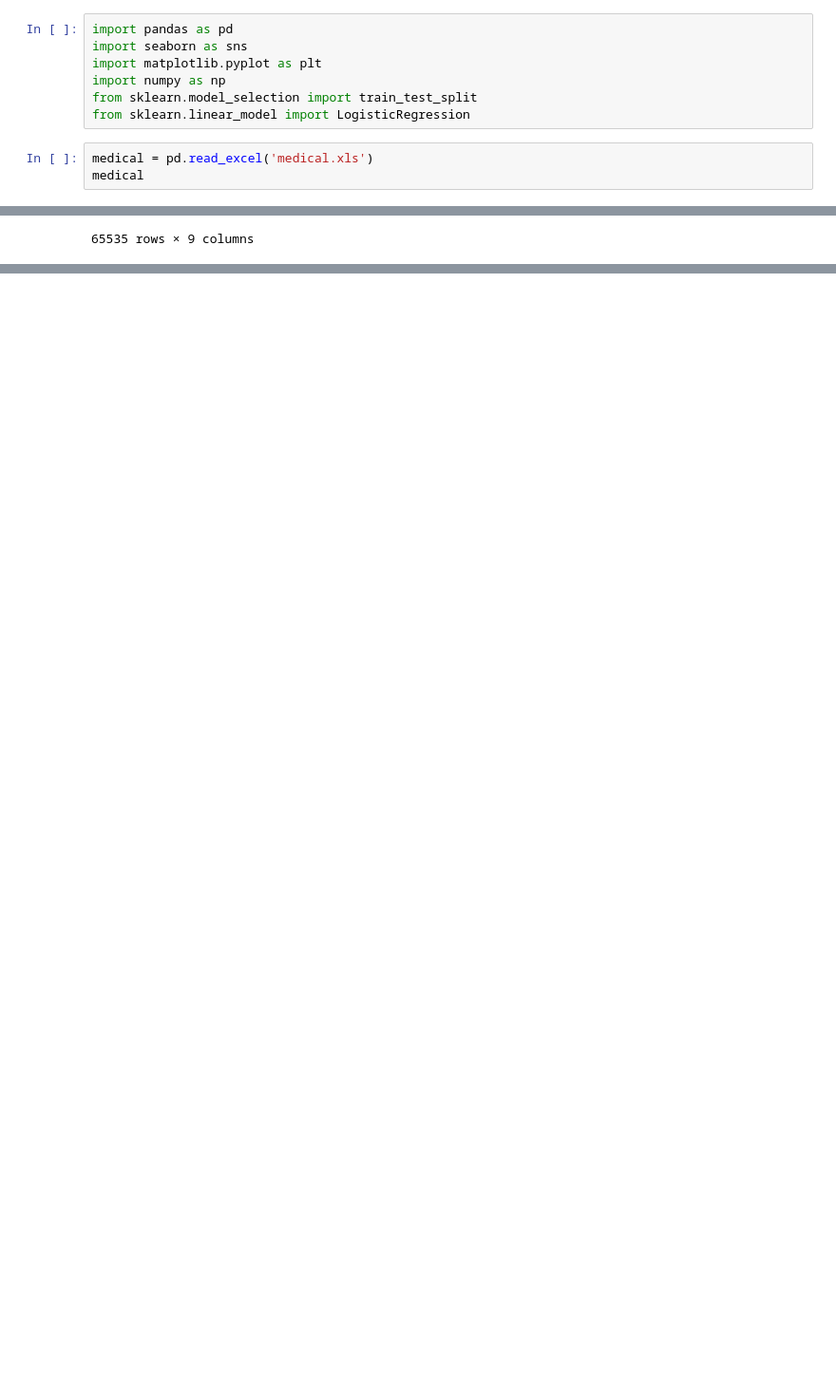
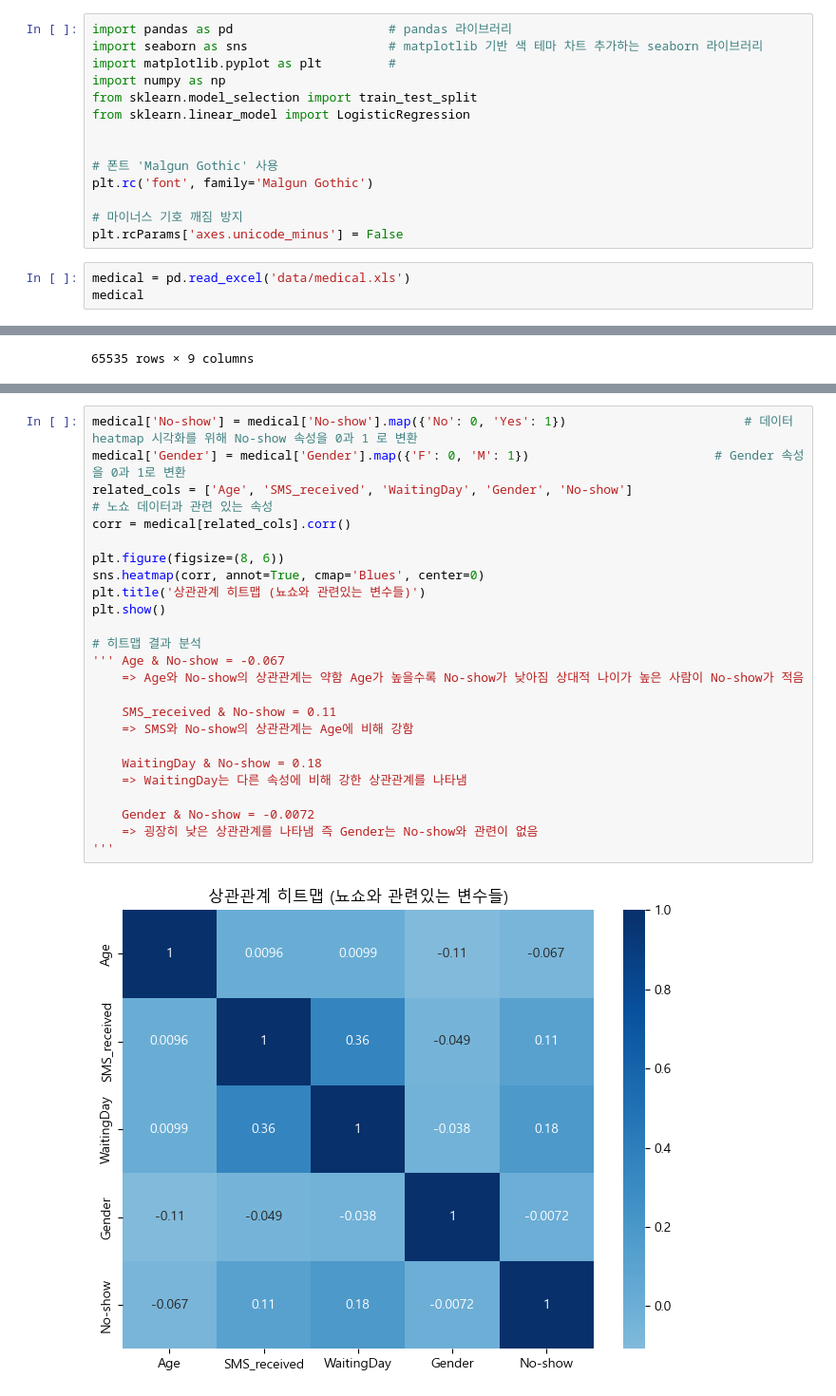
Before and after one commit to dbehdrbs0806/4th_2sem, a Jupyter notebook: BigDataAnalysis/medical.ipynb, the cells around one changed output, grey strips where cells are left out. Shown: that part at 95% size. Drawn from its saved outputs; the diff is of its cells as text; blank space fills up the shorter version.

Commit message:
Medical 데이터 분석 과제 업로드

```diff
--- a/BigDataAnalysis/medical.ipynb
+++ b/BigDataAnalysis/medical.ipynb
@@ -19,14 +19,21 @@
 - 분석 결과 및 결론 설명 (변수별 통계 분석 결과, 변수 간 상관관계 분석, 시각화 결과 포함)
 - 문제 해결 방법 제안 (분석 결과를 기반으로 한 노쇼 원인 파악 및 개선 방안 제시)
 # %%
-import pandas as pd
-import seaborn as sns
-import matplotlib.pyplot as plt
+import pandas as pd                     # pandas 라이브러리
+import seaborn as sns                   # matplotlib 기반 색 테마 차트 추가하는 seaborn 라이브러리
+import matplotlib.pyplot as plt         #
 import numpy as np
 from sklearn.model_selection import train_test_split
 from sklearn.linear_model import LogisticRegression
+
+
+# 폰트 'Malgun Gothic' 사용
+plt.rc('font', family='Malgun Gothic')
+
+# 마이너스 기호 깨짐 방지
+plt.rcParams['axes.unicode_minus'] = False
 # %%
-medical = pd.read_excel('medical.xls')
+medical = pd.read_excel('data/medical.xls')
 medical
 # %% [output]
 |  | PatientId | AppointmentID | Gender | ScheduledDay | AppointmentDay | Age | Neighbourhood | SMS_received | ... |
@@ -126,0 +211,26 @@ medical[['ScheduledDay', 'AppointmentDay', 'WaitingDay']]
+# %%
+medical['No-show'] = medical['No-show'].map({'No': 0, 'Yes': 1})                        # 데이터 heatmap 시각화를 위해 No-show 속성을 0과 1 로 변환
+medical['Gender'] = medical['Gender'].map({'F': 0, 'M': 1})                         # Gender 속성을 0과 1로 변환
+related_cols = ['Age', 'SMS_received', 'WaitingDay', 'Gender', 'No-show']                         # 노쇼 데이터과 관련 있는 속성
+corr = medical[related_cols].corr()
+
+plt.figure(figsize=(8, 6))
+sns.heatmap(corr, annot=True, cmap='Blues', center=0)
+plt.title('상관관계 히트맵 (뇨쇼와 관련있는 변수들)')
+plt.show()
+
+# 히트맵 결과 분석
+''' Age & No-show = -0.067
+    => Age와 No-show의 상관관계는 약함 Age가 높을수록 No-show가 낮아짐 상대적 나이가 높은 사람이 No-show가 적음
+
+    SMS_received & No-show = 0.11
+    => SMS와 No-show의 상관관계는 Age에 비해 강함
+
+    WaitingDay & No-show = 0.18
+    => WaitingDay는 다른 속성에 비해 강한 상관관계를 나타냄
+
+    Gender & No-show = -0.0072
+    => 굉장히 낮은 상관관계를 나타냄 즉 Gender는 No-show와 관련이 없음
+'''
+# %% [output]
+[figure, added]
```
Also changed, not shown: parts of 18 cells of this notebook, 8 other files.
